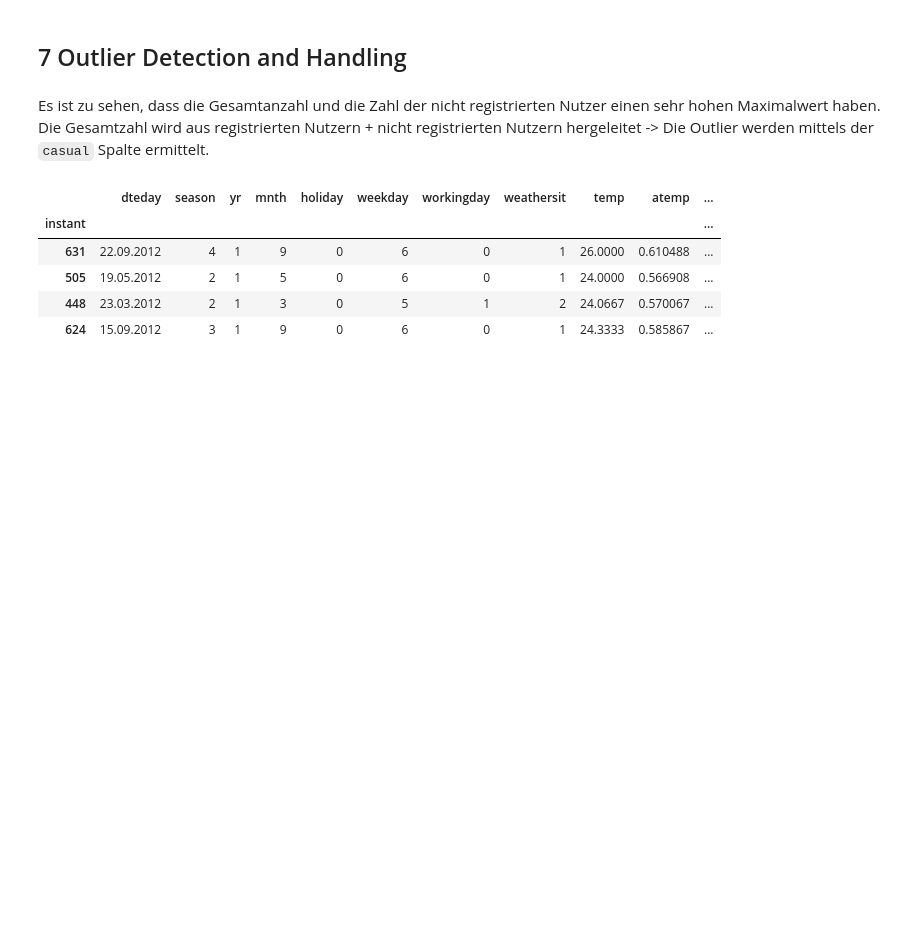
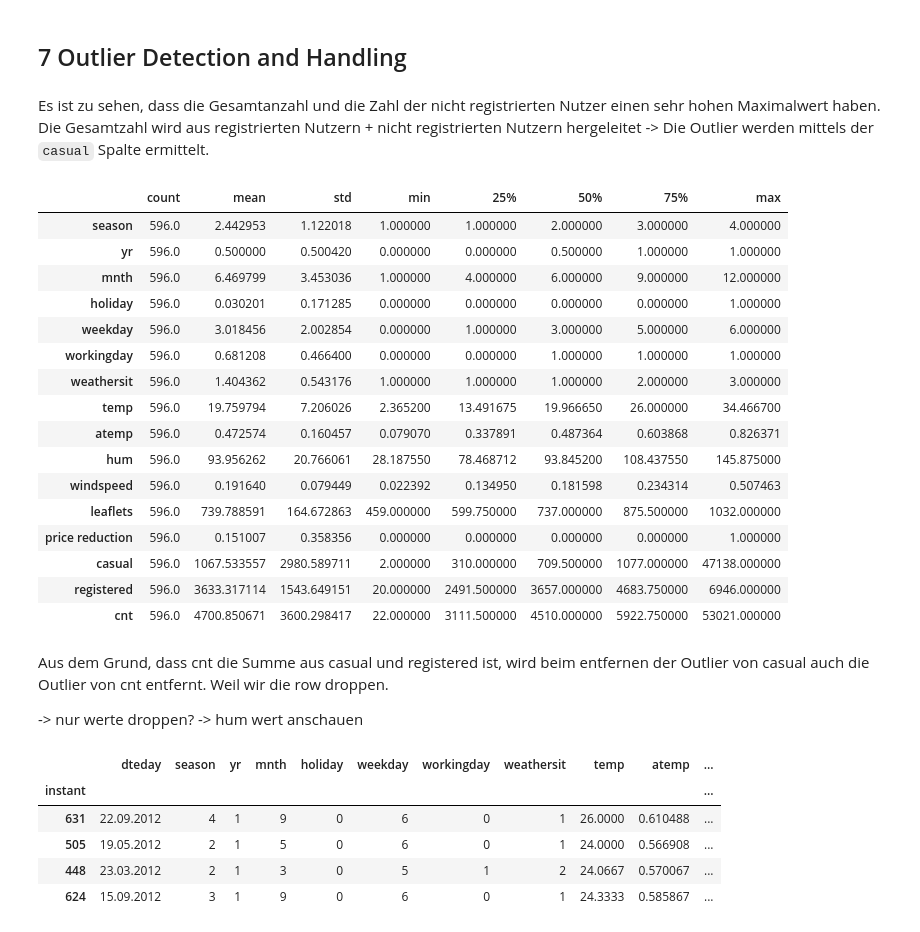
Before and after one commit to DavidRmn/introduction-data-science, a Jupyter notebook: project/task_2.ipynb, the cells around one changed output. Drawn from its saved outputs; the diff is of its cells as text; code cells hidden in the pictures; blank space fills up the shorter version.

```diff
--- a/project/task_2.ipynb
+++ b/project/task_2.ipynb
@@ -231,6 +231,31 @@ data = data.apply(get_wday_by_date, axis=1)
 ## 7 Outlier Detection and Handling
 # %% [markdown]
 Es ist zu sehen, dass die Gesamtanzahl und die Zahl der nicht registrierten Nutzer einen sehr hohen Maximalwert haben. Die Gesamtzahl wird aus registrierten Nutzern + nicht registrierten Nutzern hergeleitet -> Die Outlier werden mittels der `casual` Spalte ermittelt.
+# %%
+data.describe().T
+# %% [output]
+|  | count | mean | std | min | 25% | 50% | 75% | max |
+| season | 596.0 | 2.442953 | 1.122018 | 1.000000 | 1.000000 | 2.000000 | 3.000000 | 4.000000 |
+| yr | 596.0 | 0.500000 | 0.500420 | 0.000000 | 0.000000 | 0.500000 | 1.000000 | 1.000000 |
+| mnth | 596.0 | 6.469799 | 3.453036 | 1.000000 | 4.000000 | 6.000000 | 9.000000 | 12.000000 |
+| holiday | 596.0 | 0.030201 | 0.171285 | 0.000000 | 0.000000 | 0.000000 | 0.000000 | 1.000000 |
+| weekday | 596.0 | 3.018456 | 2.002854 | 0.000000 | 1.000000 | 3.000000 | 5.000000 | 6.000000 |
+| workingday | 596.0 | 0.681208 | 0.466400 | 0.000000 | 0.000000 | 1.000000 | 1.000000 | 1.000000 |
+| weathersit | 596.0 | 1.404362 | 0.543176 | 1.000000 | 1.000000 | 1.000000 | 2.000000 | 3.000000 |
+| temp | 596.0 | 19.759794 | 7.206026 | 2.365200 | 13.491675 | 19.966650 | 26.000000 | 34.466700 |
+| atemp | 596.0 | 0.472574 | 0.160457 | 0.079070 | 0.337891 | 0.487364 | 0.603868 | 0.826371 |
+| hum | 596.0 | 93.956262 | 20.766061 | 28.187550 | 78.468712 | 93.845200 | 108.437550 | 145.875000 |
+| windspeed | 596.0 | 0.191640 | 0.079449 | 0.022392 | 0.134950 | 0.181598 | 0.234314 | 0.507463 |
+| leaflets | 596.0 | 739.788591 | 164.672863 | 459.000000 | 599.750000 | 737.000000 | 875.500000 | 1032.000000 |
+| price reduction | 596.0 | 0.151007 | 0.358356 | 0.000000 | 0.000000 | 0.000000 | 0.000000 | 1.000000 |
+| casual | 596.0 | 1067.533557 | 2980.589711 | 2.000000 | 310.000000 | 709.500000 | 1077.000000 | 47138.000000 |
+| registered | 596.0 | 3633.317114 | 1543.649151 | 20.000000 | 2491.500000 | 3657.000000 | 4683.750000 | 6946.000000 |
+| cnt | 596.0 | 4700.850671 | 3600.298417 | 22.000000 | 3111.500000 | 4510.000000 | 5922.750000 | 53021.000000 |
+# %% [markdown]
+Aus dem Grund, dass cnt die Summe aus casual und registered ist, wird beim entfernen der Outlier von casual auch die Outlier von cnt entfernt. Weil wir die row droppen.
+
+-> nur werte droppen?
+-> hum wert anschauen
 # %%
 from scipy import stats
 zscores = stats.zscore(data["casual"])
```
Also changed, not shown: parts of 13 cells of this notebook, 2 other files.
